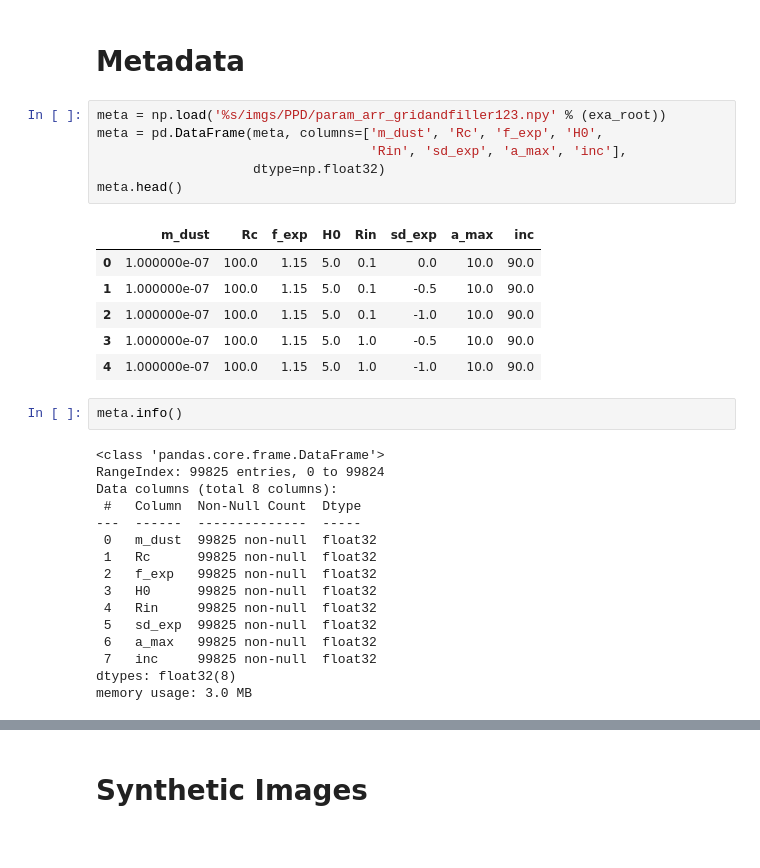
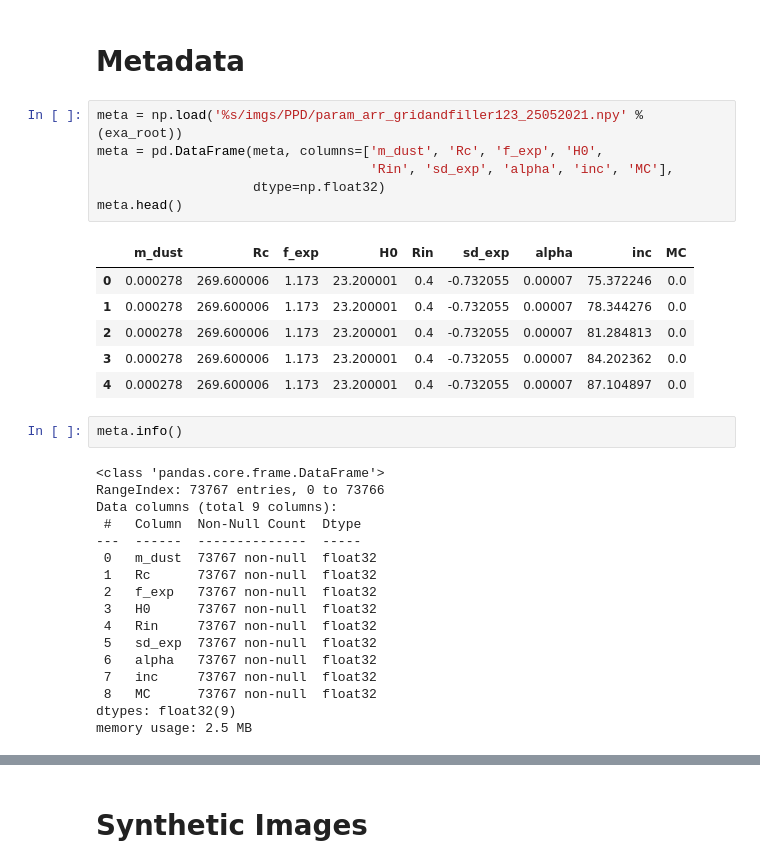
Before and after one commit to keflavich/PPDAE, a Jupyter notebook: notebooks/data_exploration.ipynb, the cells around one changed output, grey strips where cells are left out. Cells and saved outputs as stored; diff of their text form.

```diff
--- a/notebooks/data_exploration.ipynb
+++ b/notebooks/data_exploration.ipynb
@@ -12,36 +12,37 @@ exa_root = '/home/jorgemarpa/data/'
 # %% [markdown]
 # Metadata
 # %%
-meta = np.load('%s/imgs/PPD/param_arr_gridandfiller123.npy' % (exa_root))
+meta = np.load('%s/imgs/PPD/param_arr_gridandfiller123_25052021.npy' % (exa_root))
 meta = pd.DataFrame(meta, columns=['m_dust', 'Rc', 'f_exp', 'H0',
-                                   'Rin', 'sd_exp', 'a_max', 'inc'],
+                                   'Rin', 'sd_exp', 'alpha', 'inc', 'MC'],
                     dtype=np.float32)
 meta.head()
 # %% [output]
-|  | m_dust | Rc | f_exp | H0 | Rin | sd_exp | a_max | inc |
-| 0 | 1.000000e-07 | 100.0 | 1.15 | 5.0 | 0.1 | 0.0 | 10.0 | 90.0 |
-| 1 | 1.000000e-07 | 100.0 | 1.15 | 5.0 | 0.1 | -0.5 | 10.0 | 90.0 |
-| 2 | 1.000000e-07 | 100.0 | 1.15 | 5.0 | 0.1 | -1.0 | 10.0 | 90.0 |
-| 3 | 1.000000e-07 | 100.0 | 1.15 | 5.0 | 1.0 | -0.5 | 10.0 | 90.0 |
-| 4 | 1.000000e-07 | 100.0 | 1.15 | 5.0 | 1.0 | -1.0 | 10.0 | 90.0 |
+|  | m_dust | Rc | f_exp | H0 | Rin | sd_exp | alpha | inc | MC |
+| 0 | 0.000278 | 269.600006 | 1.173 | 23.200001 | 0.4 | -0.732055 | 0.00007 | 75.372246 | 0.0 |
+| 1 | 0.000278 | 269.600006 | 1.173 | 23.200001 | 0.4 | -0.732055 | 0.00007 | 78.344276 | 0.0 |
+| 2 | 0.000278 | 269.600006 | 1.173 | 23.200001 | 0.4 | -0.732055 | 0.00007 | 81.284813 | 0.0 |
+| 3 | 0.000278 | 269.600006 | 1.173 | 23.200001 | 0.4 | -0.732055 | 0.00007 | 84.202362 | 0.0 |
+| 4 | 0.000278 | 269.600006 | 1.173 | 23.200001 | 0.4 | -0.732055 | 0.00007 | 87.104897 | 0.0 |
 # %%
 meta.info()
 # %% [output]
 <class 'pandas.core.frame.DataFrame'>
-RangeIndex: 99825 entries, 0 to 99824
-Data columns (total 8 columns):
+RangeIndex: 73767 entries, 0 to 73766
+Data columns (total 9 columns):
  #   Column  Non-Null Count  Dtype
 ---  ------  --------------  -----
- 0   m_dust  99825 non-null  float32
- 1   Rc      99825 non-null  float32
- 2   f_exp   99825 non-null  float32
- 3   H0      99825 non-null  float32
- 4   Rin     99825 non-null  float32
- 5   sd_exp  99825 non-null  float32
- 6   a_max   99825 non-null  float32
- 7   inc     99825 non-null  float32
-dtypes: float32(8)
-memory usage: 3.0 MB
+ 0   m_dust  73767 non-null  float32
+ 1   Rc      73767 non-null  float32
+ 2   f_exp   73767 non-null  float32
+ 3   H0      73767 non-null  float32
+ 4   Rin     73767 non-null  float32
+ 5   sd_exp  73767 non-null  float32
+ 6   alpha   73767 non-null  float32
+ 7   inc     73767 non-null  float32
+ 8   MC      73767 non-null  float32
+dtypes: float32(9)
+memory usage: 2.5 MB
 # %%
 meta.describe()
 # %% [output]
```
Also changed, not shown: parts of 31 cells of this notebook, 3 other files.
